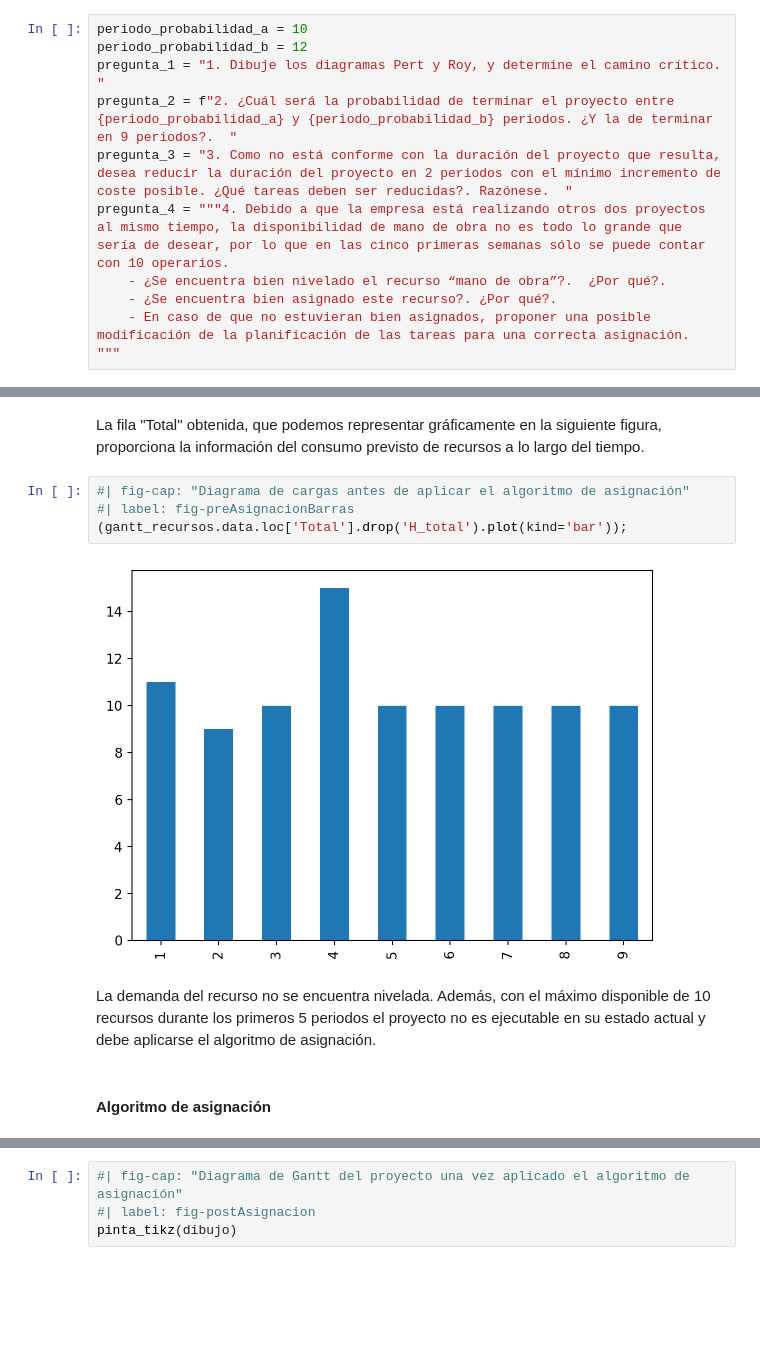
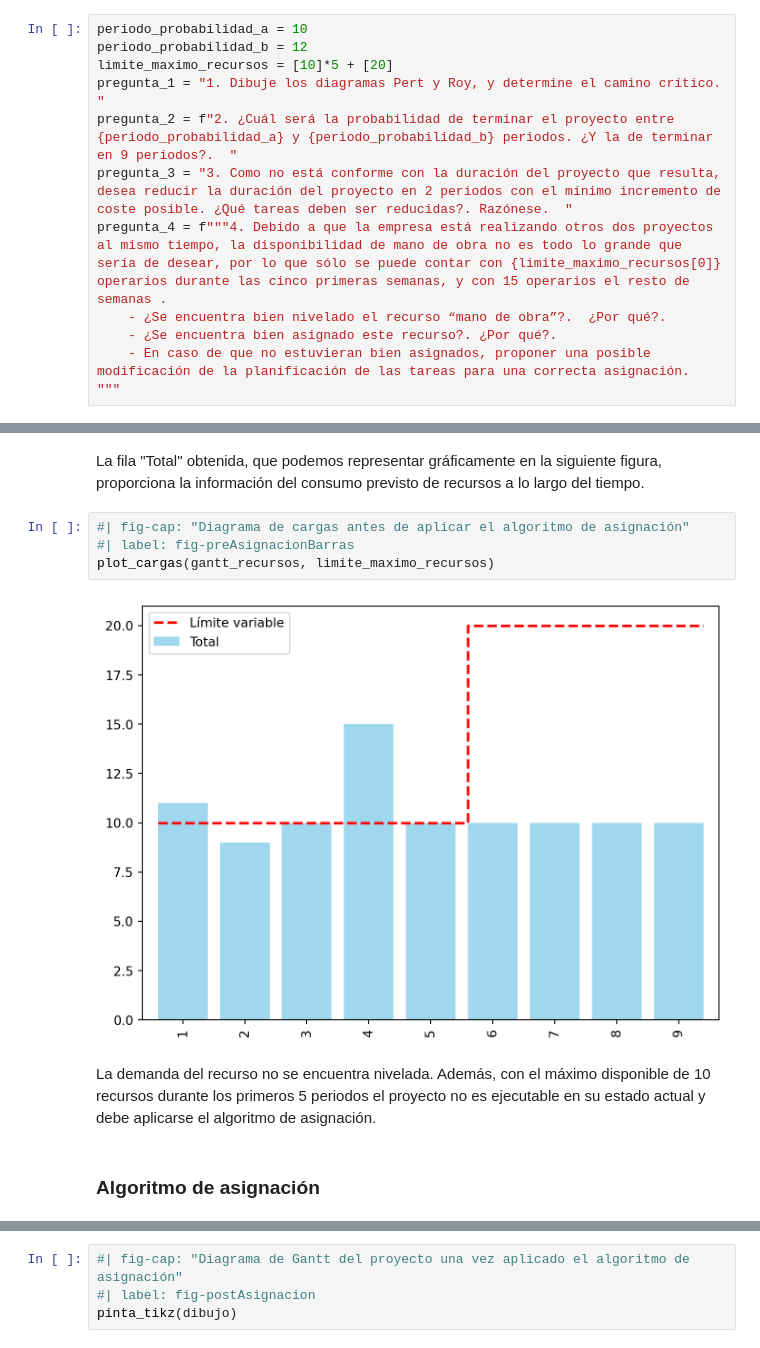
Before and after one commit to mcasl/pmULE, a Jupyter notebook: notebooks/Ejercicio_09.ipynb, the cells around one changed output, grey strips where cells are left out. Cells and saved outputs as stored; diff of their text form; blank space fills up the shorter version.

```diff
--- a/notebooks/Ejercicio_09.ipynb
+++ b/notebooks/Ejercicio_09.ipynb
@@ -39,10 +39,11 @@ Considere el proyecto cuya información se adjunta.
 # %%
 periodo_probabilidad_a = 10
 periodo_probabilidad_b = 12
+limite_maximo_recursos = [10]*5 + [20]
 pregunta_1 = "1. Dibuje los diagramas Pert y Roy, y determine el camino crítico.  "
 pregunta_2 = f"2. ¿Cuál será la probabilidad de terminar el proyecto entre {periodo_probabilidad_a} y {periodo_probabilidad_b} periodos. ¿Y la de terminar en 9 periodos?.  "
 pregunta_3 = "3. Como no está conforme con la duración del proyecto que resulta, desea reducir la duración del proyecto en 2 periodos con el mínimo incremento de coste posible. ¿Qué tareas deben ser reducidas?. Razónese.  "
-pregunta_4 = """4. Debido a que la empresa está realizando otros dos proyectos al mismo tiempo, la disponibilidad de mano de obra no es todo lo grande que sería de desear, por lo que en las cinco primeras semanas sólo se puede contar con 10 operarios.
+pregunta_4 = f"""4. Debido a que la empresa está realizando otros dos proyectos al mismo tiempo, la disponibilidad de mano de obra no es todo lo grande que sería de desear, por lo que sólo se puede contar con {limite_maximo_recursos[0]} operarios durante las cinco primeras semanas, y con 15 operarios el resto de semanas .
     - ¿Se encuentra bien nivelado el recurso “mano de obra”?.  ¿Por qué?.
     - ¿Se encuentra bien asignado este recurso?. ¿Por qué?.
     - En caso de que no estuvieran bien asignados, proponer una posible modificación de la planificación de las tareas para una correcta asignación.  """
@@ -385,13 +386,13 @@ La fila "Total" obtenida, que podemos representar gráficamente en la siguiente
 # %%
 #| fig-cap: "Diagrama de cargas antes de aplicar el algoritmo de asignación"
 #| label: fig-preAsignacionBarras
-(gantt_recursos.data.loc['Total'].drop('H_total').plot(kind='bar'));
+plot_cargas(gantt_recursos, limite_maximo_recursos)
 # %% [output]
-[figure, old version]
+[figure, new version]
 # %% [markdown]
 La demanda del recurso no se encuentra nivelada.
 Además, con el máximo disponible de 10 recursos durante los primeros 5 periodos el proyecto no es ejecutable en su estado actual y debe aplicarse el algoritmo de asignación.
 # %% [markdown]
-#### Algoritmo de asignación
+### Algoritmo de asignación
 # %%
 duracion_y_recursos = datos_proyecto[['duration', 'resources']]
```
Also changed, not shown: parts of 12 cells of this notebook, 1 other file.
